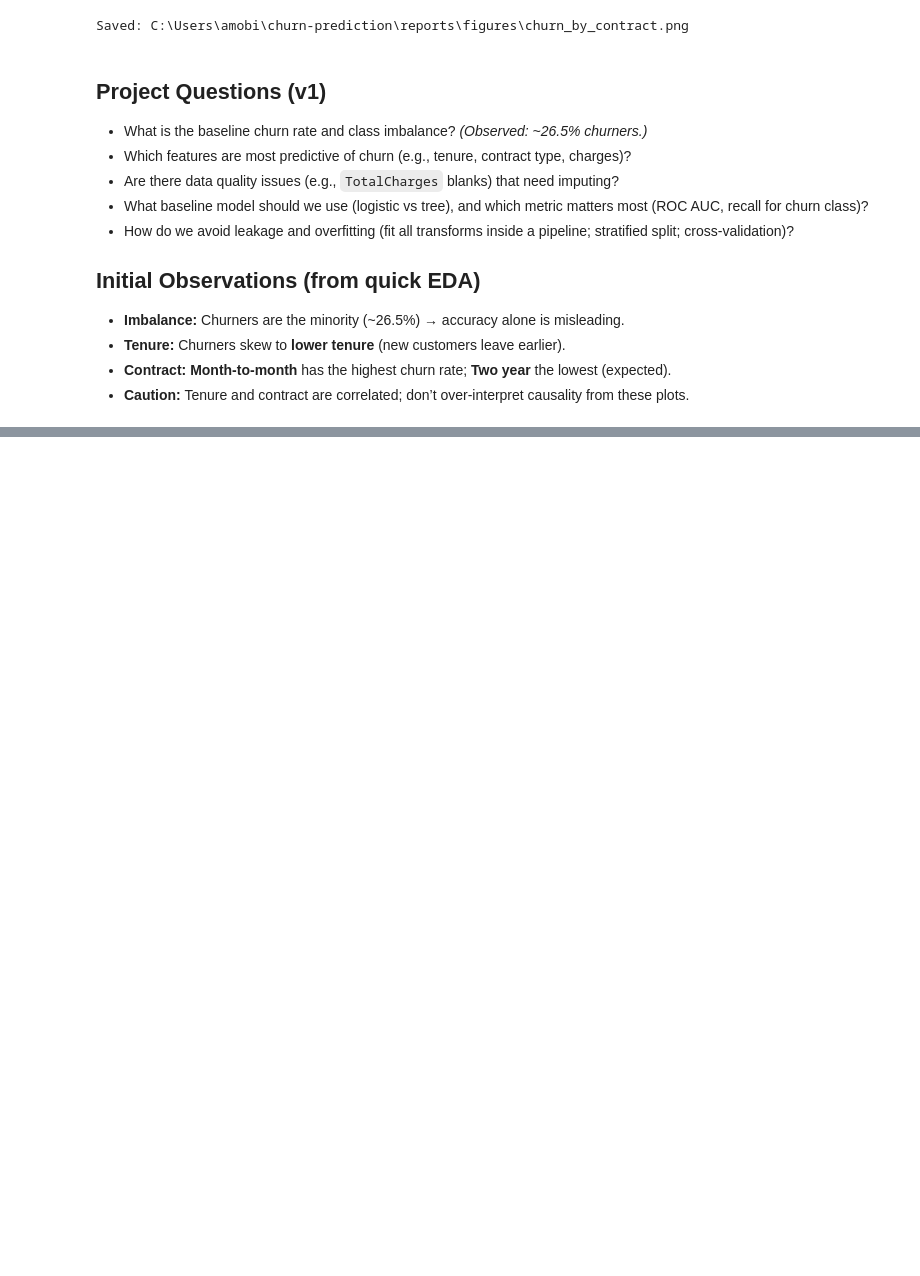
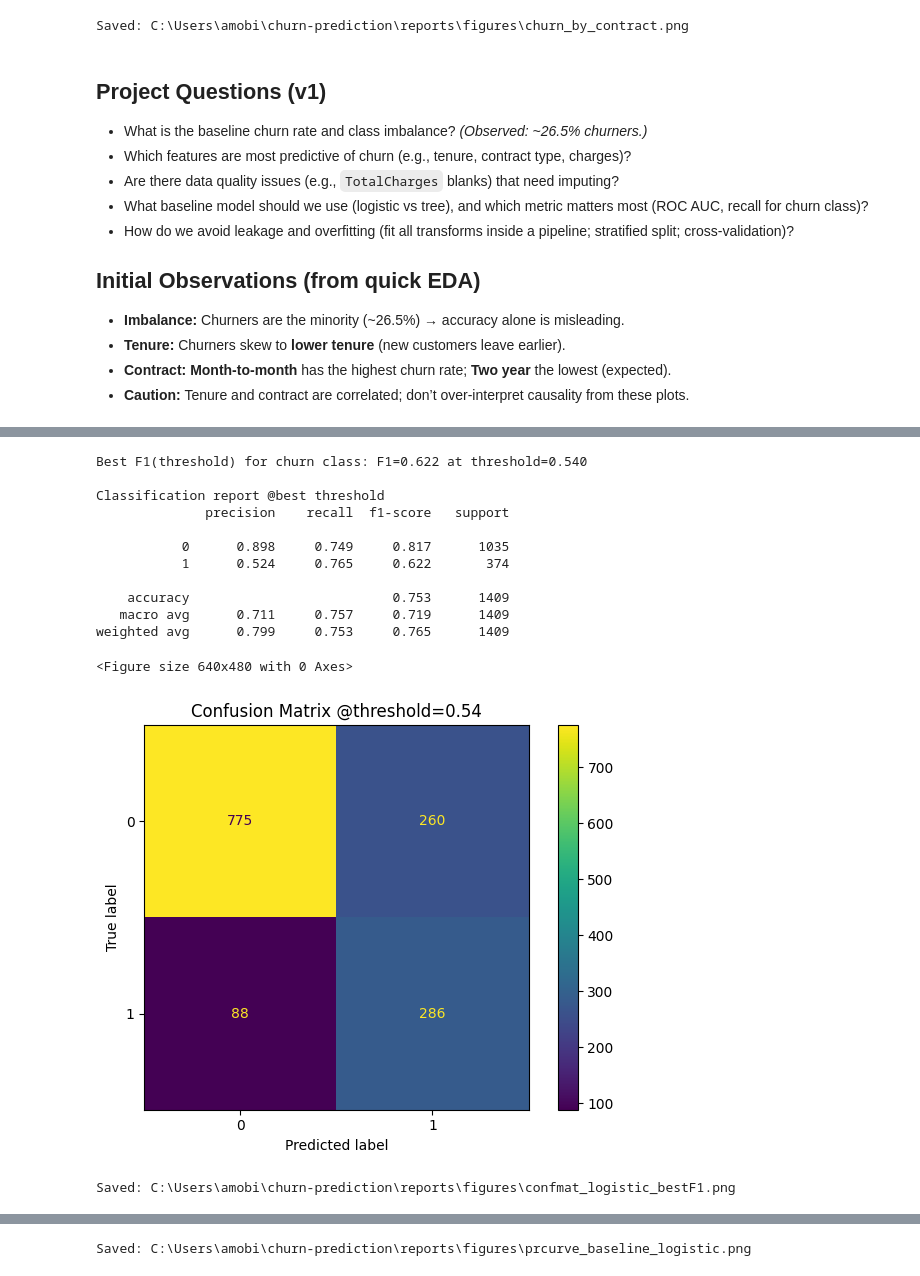
Before and after one commit to Eznama/churn-prediction, a Jupyter notebook: notebooks/01_eda_and_model.ipynb, the cells around one changed output, grey strips where cells are left out. Cells and saved outputs as stored; diff of their text form; code cells hidden in the pictures; blank space fills up the shorter version.

```diff
--- a/notebooks/01_eda_and_model.ipynb
+++ b/notebooks/01_eda_and_model.ipynb
@@ -195,0 +516,64 @@ Saved: C:\Users\amobi\churn-prediction\reports\figures\churn_by_contract.png
+# %%
+import numpy as np
+from sklearn.metrics import precision_recall_curve, f1_score, ConfusionMatrixDisplay, classification_report
+import matplotlib.pyplot as plt
+from pathlib import Path
+
+# Ensure we have proba from the baseline fit; if not, recompute:
+try:
+    _ = proba[:3]
+except NameError:
+    proba = baseline.predict_proba(X_te)[:, 1]
+
+# 1) Precision–Recall curve and best F1 threshold
+prec, rec, thresh = precision_recall_curve(y_te, proba)
+f1s = []
+ths = []
+
+# precision_recall_curve returns n+1 points; thresholds has length n-1, so align carefully
+for t in np.linspace(0.05, 0.95, 181):  # 0.05→0.95 in 0.005 steps
+    pred_t = (proba >= t).astype(int)
+    f1s.append(f1_score(y_te, pred_t, zero_division=0))
+    ths.append(t)
+
+best_idx = int(np.argmax(f1s))
+best_t = float(ths[best_idx])
+best_f1 = float(f1s[best_idx])
+
+print(f"Best F1(threshold) for churn class: F1={best_f1:.3f} at threshold={best_t:.3f}")
+
+# 2) Metrics at best threshold
+pred_best = (proba >= best_t).astype(int)
+print("\nClassification report @best threshold")
+print(classification_report(y_te, pred_best, digits=3))
+
+plt.figure()
+ConfusionMatrixDisplay.from_predictions(y_te, pred_best)
+plt.title(f"Confusion Matrix @threshold={best_t:.2f}")
+FIG_DIR = Path("../reports/figures"); FIG_DIR.mkdir(parents=True, exist_ok=True)
+cm_best_path = FIG_DIR / "confmat_logistic_bestF1.png"
+plt.tight_layout(); plt.savefig(cm_best_path, dpi=150); plt.show()
+print("Saved:", cm_best_path.resolve())
+
+# 3) Save PR curve (for README)
+plt.figure()
+plt.plot(rec, prec)
+plt.xlabel("Recall"); plt.ylabel("Precision"); plt.title("Baseline Logistic — Precision–Recall Curve")
+pr_path = FIG_DIR / "prcurve_baseline_logistic.png"
+plt.tight_layout(); plt.savefig(pr_path, dpi=150); plt.show()
+print("Saved:", pr_path.resolve())
+# %% [output]
+Best F1(threshold) for churn class: F1=0.622 at threshold=0.540
+
+Classification report @best threshold
+              precision    recall  f1-score   support
+
+           0      0.898     0.749     0.817      1035
+           1      0.524     0.765     0.622       374
+
+    accuracy                          0.753      1409
+   macro avg      0.711     0.757     0.719      1409
+weighted avg      0.799     0.753     0.765      1409
+<Figure size 640x480 with 0 Axes>
+[figure, added]
+Saved: C:\Users\amobi\churn-prediction\reports\figures\confmat_logistic_bestF1.png
@@ -195,0 +581 @@ Saved: C:\Users\amobi\churn-prediction\reports\figures\churn_by_contract.png
+Saved: C:\Users\amobi\churn-prediction\reports\figures\prcurve_baseline_logistic.png
```
Also changed, not shown: parts of 15 cells of this notebook, 15 other files.
